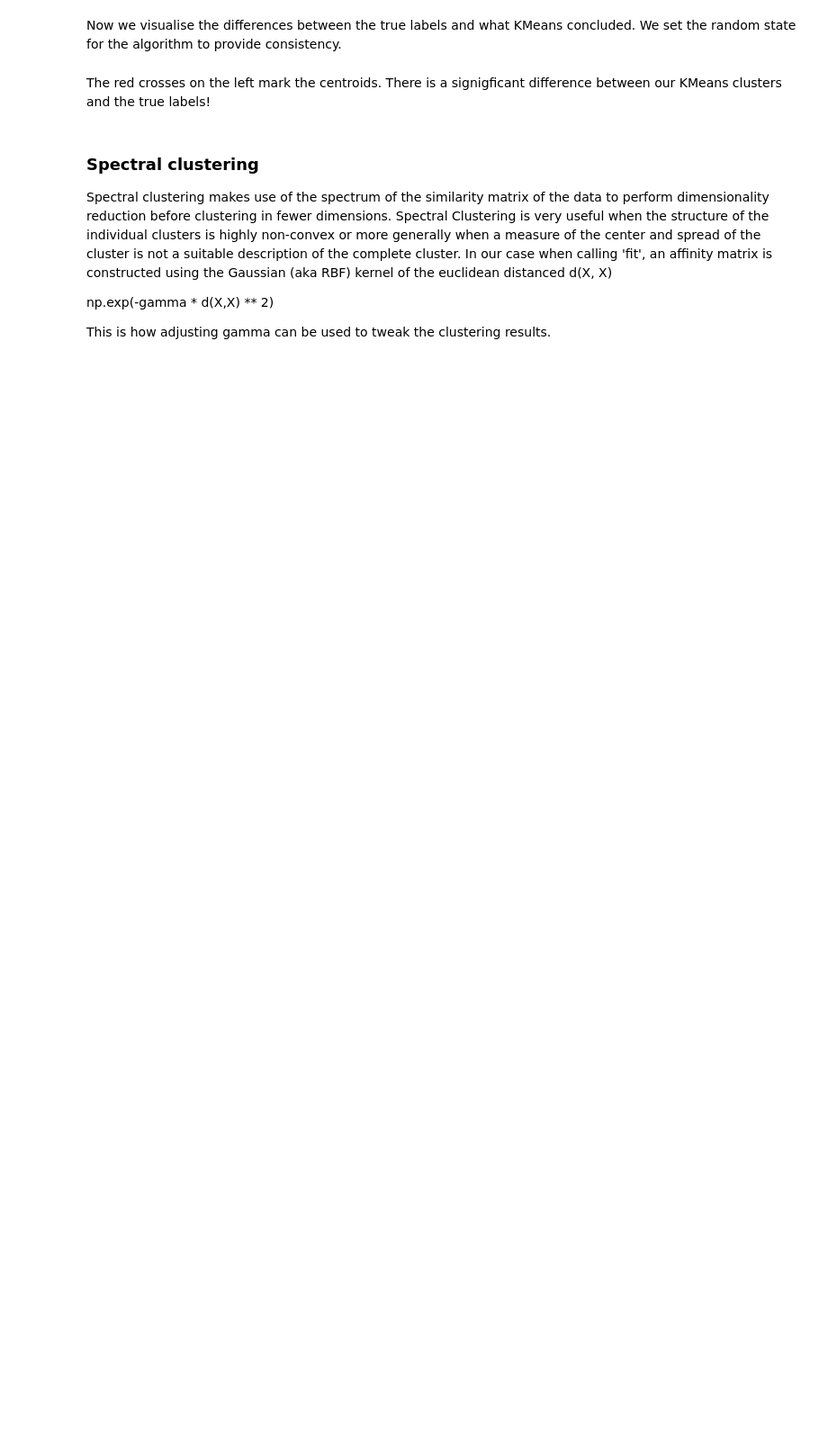
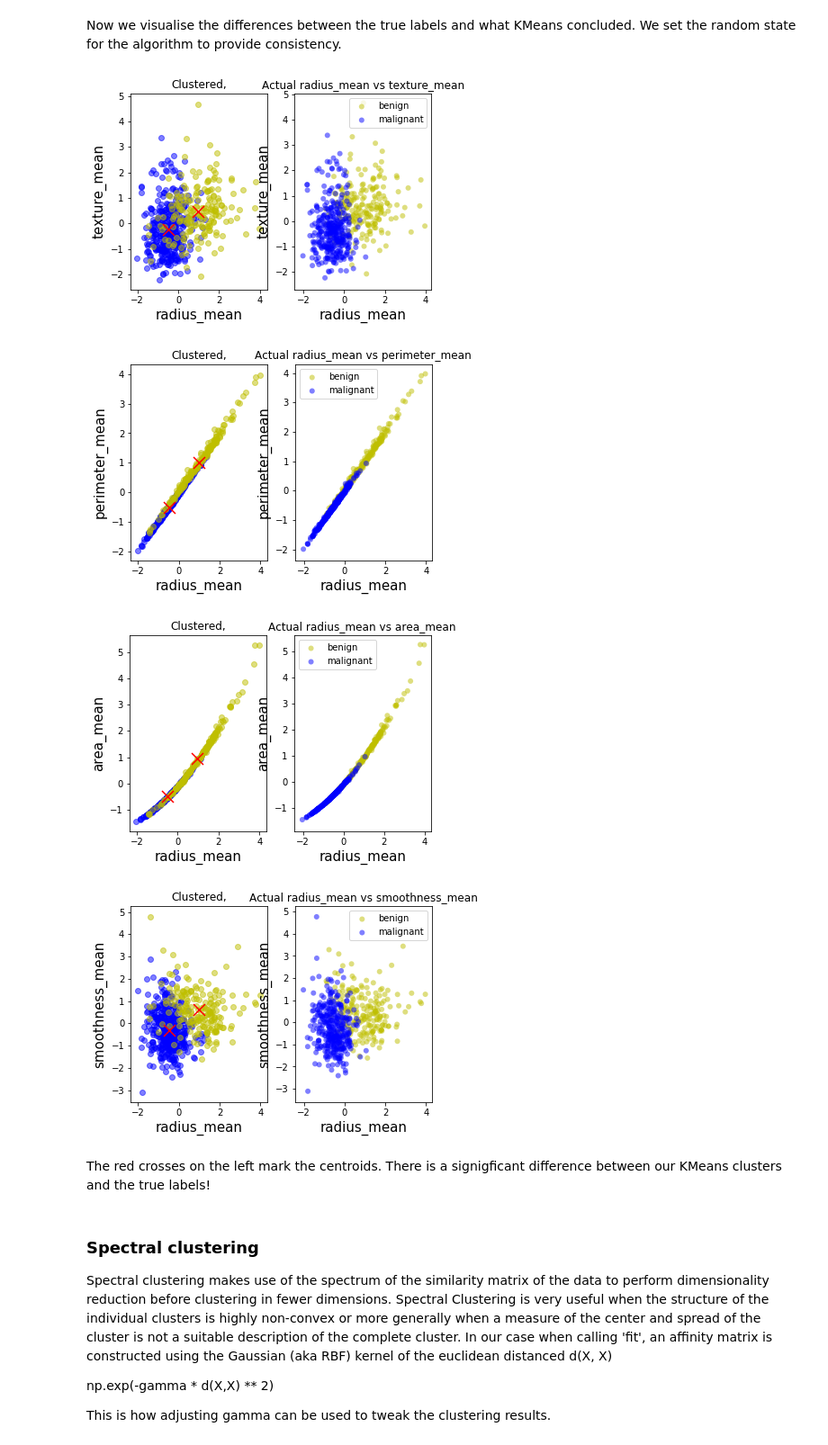
Before and after one commit to JonneyLloyd/data_mining, a Jupyter notebook: notebook.ipynb, the cells around one changed output. Shown at 90% size. Drawn from its saved outputs; the diff is of its cells as text; code cells hidden in the pictures; blank space fills up the shorter version.

Commit message:
more meaningful clustering

```diff
--- a/notebook.ipynb
+++ b/notebook.ipynb
@@ -654,13 +792,13 @@ from sklearn.cluster import KMeans
 kmns = KMeans(n_clusters=2, init='k-means++', n_init=10, max_iter=300, tol=0.0001, precompute_distances='auto', verbose=0, random_state=42, copy_x=True, n_jobs=1, algorithm='auto')
 kY = kmns.fit_predict(X)
 
-f, (ax1, ax2) = plt.subplots(1, 2, sharey=True)
+# f, (ax1, ax2) = plt.subplots(1, 2, sharey=True)
 
-ax1.scatter(Y[:,0],Y[:,1],  c=kY, cmap = "jet", edgecolor = "None", alpha=0.35)
-ax1.set_title('k-means clustering plot')
+# ax1.scatter(Y[:,0],Y[:,1],  c=kY, cmap = "jet", edgecolor = "None", alpha=0.35)
+# ax1.set_title('k-means clustering plot')
 
-ax2.scatter(Y[:,0],Y[:,1],  c = datas['diagnosis'], cmap = "jet", edgecolor = "None", alpha=0.35)
-ax2.set_title('Actual clusters')
+# ax2.scatter(Y[:,0],Y[:,1],  c = datas['diagnosis'], cmap = "jet", edgecolor = "None", alpha=0.35)
+# ax2.set_title('Actual clusters')
 # %%
 centroids = kmns.cluster_centers_
 labels = kmns.labels_
@@ -673,32 +811,37 @@ true0y = [True if i==0 else False for i in datas.diagnosis]
 # %%
 count = 0
 for m,i in enumerate(datas.columns.tolist()):
     for n,j in enumerate(datas.columns.tolist()):
         if i!=j and count <4:
             fig = plt.figure()
 
             ax1 = fig.add_subplot(121)
-            ax1.scatter(datas[true1][i],datas[true1][j], c="b")
-            ax1.scatter(datas[true0][i],datas[true0][j], c="y")
+            ax1.scatter(datas[true1][i],datas[true1][j], c="b", alpha=0.50)
+            ax1.scatter(datas[true0][i],datas[true0][j], c="y", alpha=0.50)
             ax1.scatter(centroids[:, m], centroids[:, n],
                         marker='x', s=169, linewidths=3,
                         color='r', zorder=10)
             title1 = "Clustered,"
             ax1.set_title(title1)
             ax1.set_xlabel(i)
             ax1.set_ylabel(j)
 
             ax2 = fig.add_subplot(122)
-            ax2.scatter(datas[true1y][i],datas[true1y][j], c="y")
-            ax2.scatter(datas[true0y][i],datas[true0y][j], c="b")
+            ax2.scatter(datas[true1y][i],datas[true1y][j], c="y",cmap = "jet", edgecolor = "None", alpha=0.50)
+            ax2.scatter(datas[true0y][i],datas[true0y][j], c="b",cmap = "jet", edgecolor = "None", alpha=0.50)
             title2 = "Actual "+ i + " vs " + j
             ax2.set_title(title2)
             ax2.set_xlabel(i)
             ax2.set_ylabel(j)
 
             plt.legend(['benign','malignant'])
             plt.show()
             count += 1
+# %% [output]
+[figure, added]
+[figure, added]
+[figure, added]
+[figure, added]
 # %% [markdown]
 The red crosses on the left mark the centroids. There is a signigficant difference between our KMeans clusters and the true labels!
 # %% [markdown]
```
Also changed, not shown: parts of 48 cells of this notebook.
